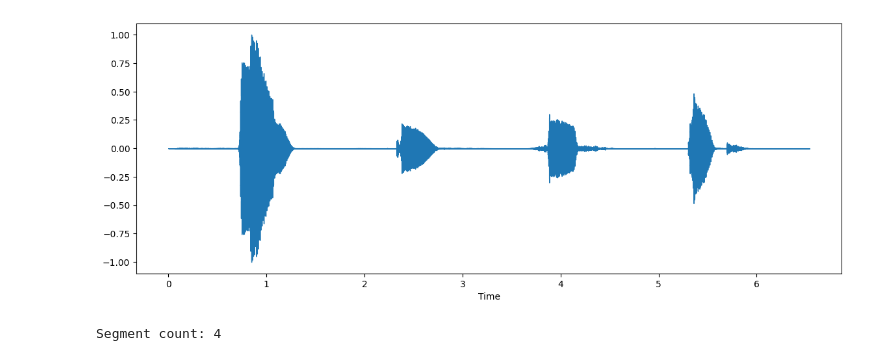
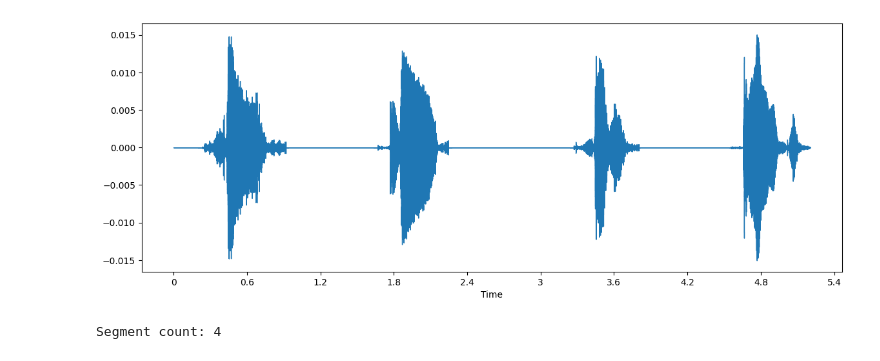
Before and after one commit to Balabollkko/ML, a Jupyter notebook: КУРСОВА copy.ipynb, the cells around one changed output. Cells and saved outputs as stored; diff of their text form; code cells hidden in the pictures.

```diff
--- a/КУРСОВА copy.ipynb
+++ b/КУРСОВА copy.ipynb
@@ -9,24 +9,24 @@ import seaborn as sns
 # %%
 import librosa
 import numpy as np
 import matplotlib.pyplot as plt
-audio_path = r'C:\Users\Admin\Downloads\msg1.ogg'
+audio_path = r'C:\Users\Admin\Downloads\МН\ML.wav'
 y, sr = librosa.load(audio_path)
 
 # Визначення граничного значення шуму
 threshold = np.mean(np.abs(y)) * 1.5
 # Визначення частин аудіо зі шумом
 splits = np.where(np.abs(y) > threshold)[0]
 splits_diff = np.diff(splits)
 silence_threshold = sr * 0.5  # 0.5 секунди тиші як граничне значення
 split_points = np.where(splits_diff > silence_threshold)[0] + 1
 audio_chunks = np.split(y, split_points)
 
 plt.figure(figsize=(14, 5))
 librosa.display.waveshow(y, sr=sr)
 plt.show()
 # %% [output]
-[figure, old version]
+[figure, new version]
 # %%
 import numpy as np
 import librosa
```
Also changed, not shown: parts of 7 cells of this notebook.
